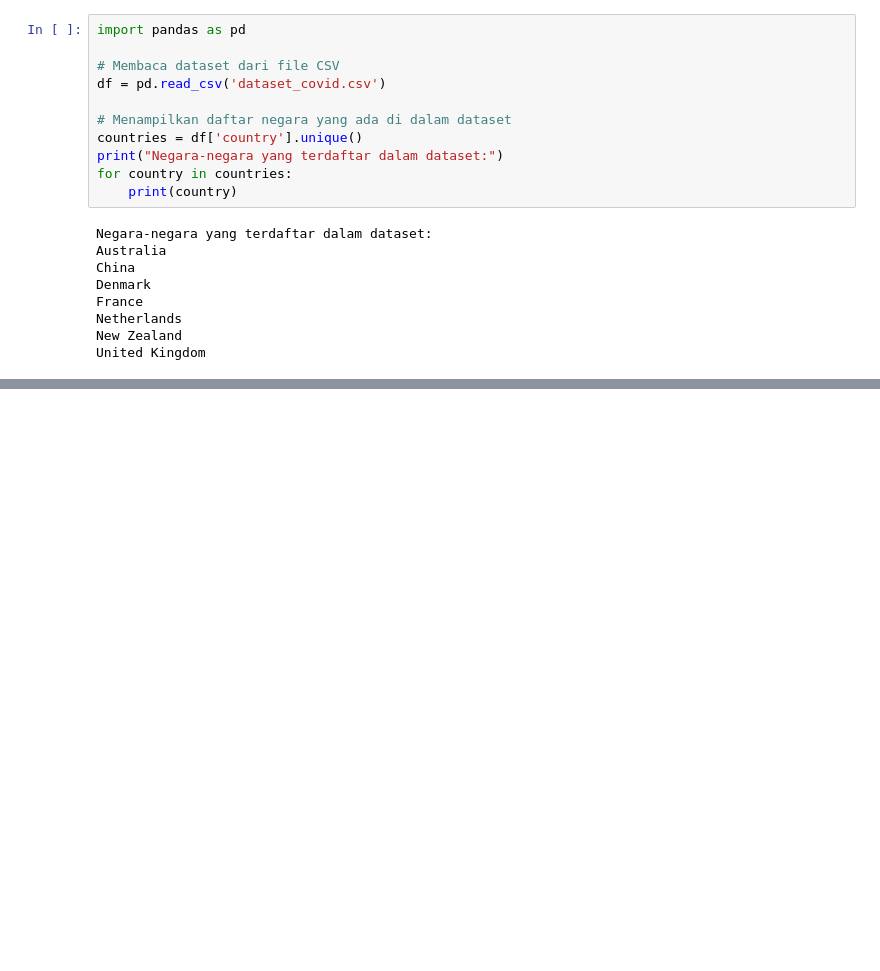
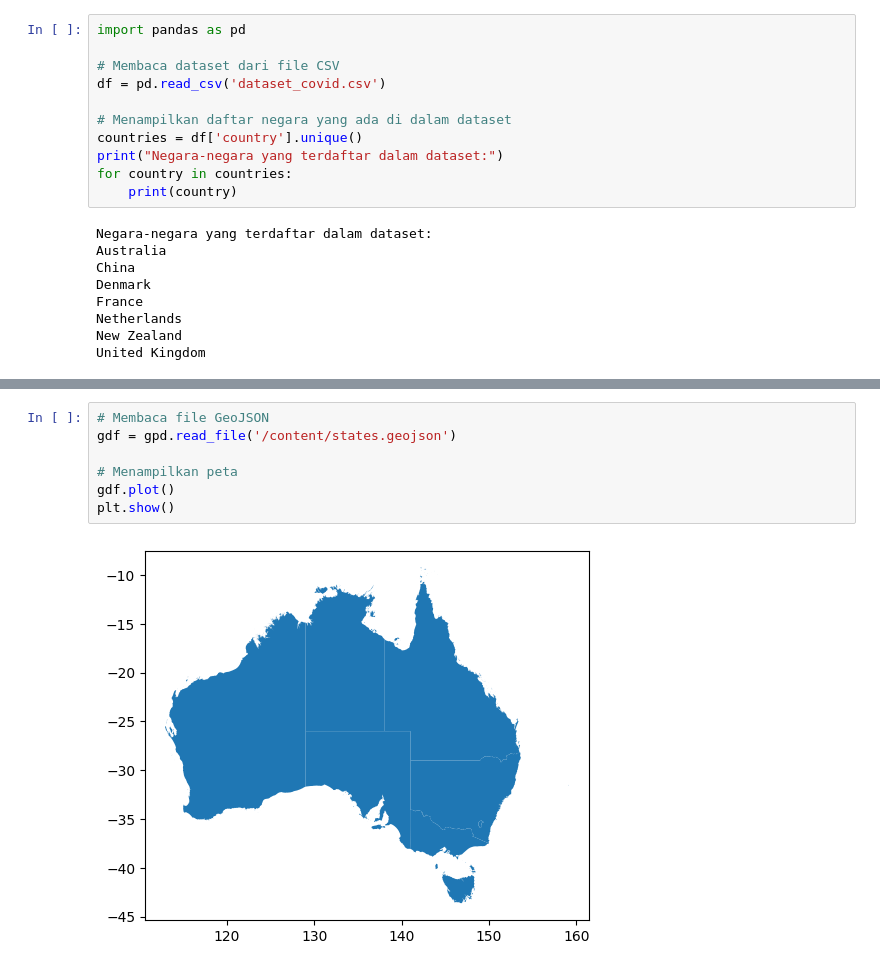
Before and after one commit to bagusatya08/dashboard-covid, a Jupyter notebook: map_bycountry_chart.ipynb, the cells around one changed output, grey strips where cells are left out. Cells and saved outputs as stored; diff of their text form; blank space fills up the shorter version.

```diff
--- a/map_bycountry_chart.ipynb
+++ b/map_bycountry_chart.ipynb
@@ -87,0 +432,9 @@ fig.show()
+# %%
+# Membaca file GeoJSON
+gdf = gpd.read_file('/content/states.geojson')
+
+# Menampilkan peta
+gdf.plot()
+plt.show()
+# %% [output]
+[figure, added]
```
Also changed, not shown: parts of 18 cells of this notebook.
